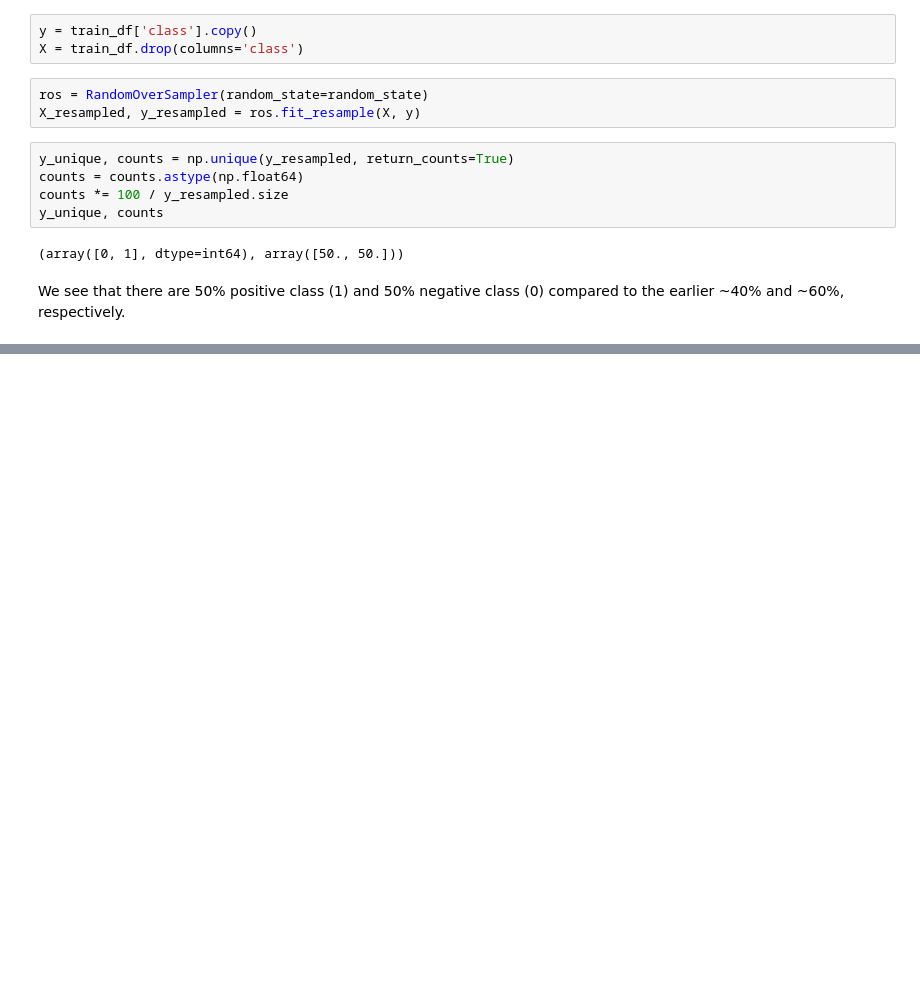
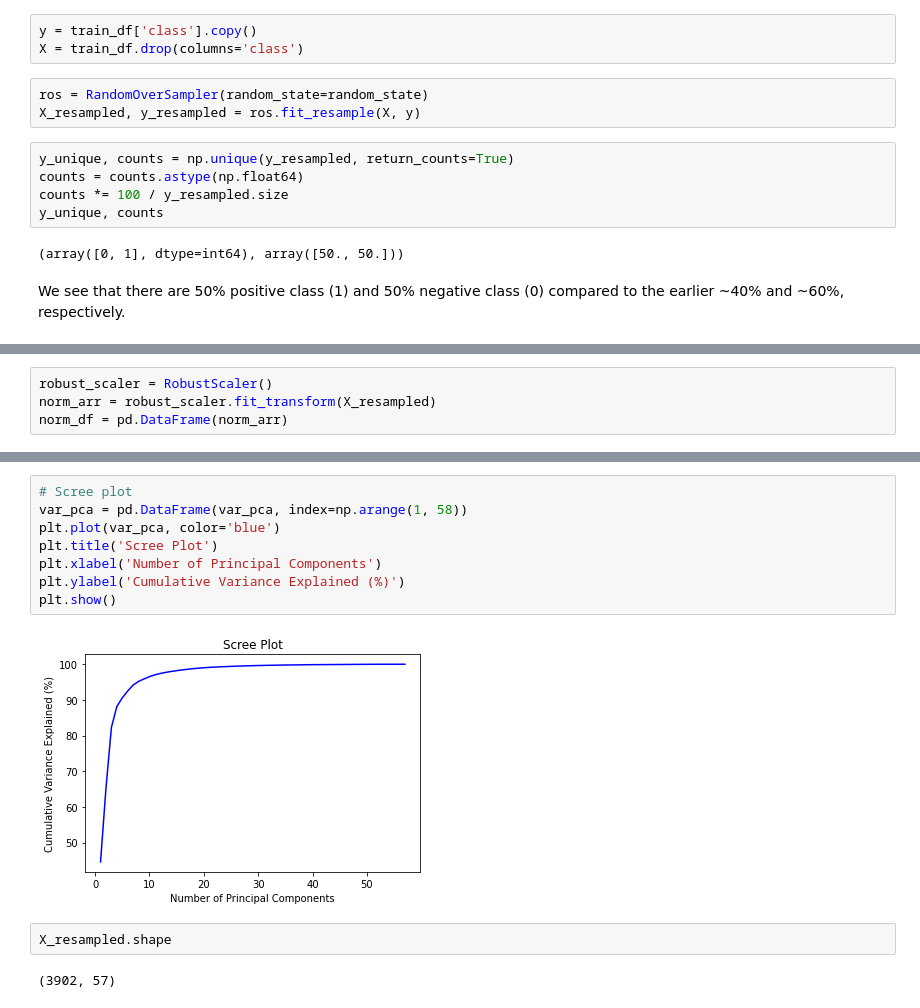
Before and after one commit to montimaj/IST_5520_Challenge, a Jupyter notebook: spam_classifier_model_tuning.ipynb, the cells around one changed output, grey strips where cells are left out. Drawn from its saved outputs; the diff is of its cells as text; blank space fills up the shorter version.

Commit message:
Add PCA transformation

```diff
--- a/spam_classifier_model_tuning.ipynb
+++ b/spam_classifier_model_tuning.ipynb
@@ -90,0 +131,4 @@ We see that there are 50% positive class (1) and 50% negative class (0) compared
+# %%
+robust_scaler = RobustScaler()
+norm_arr = robust_scaler.fit_transform(X_resampled)
+norm_df = pd.DataFrame(norm_arr)
@@ -90,0 +151,14 @@ We see that there are 50% positive class (1) and 50% negative class (0) compared
+# %%
+# Scree plot
+var_pca = pd.DataFrame(var_pca, index=np.arange(1, 58))
+plt.plot(var_pca, color='blue')
+plt.title('Scree Plot')
+plt.xlabel('Number of Principal Components')
+plt.ylabel('Cumulative Variance Explained (%)')
+plt.show()
+# %% [output]
+[figure, added]
+# %%
+X_resampled.shape
+# %% [output]
+(3902, 57)
```
Also changed, not shown: parts of 16 cells of this notebook.
